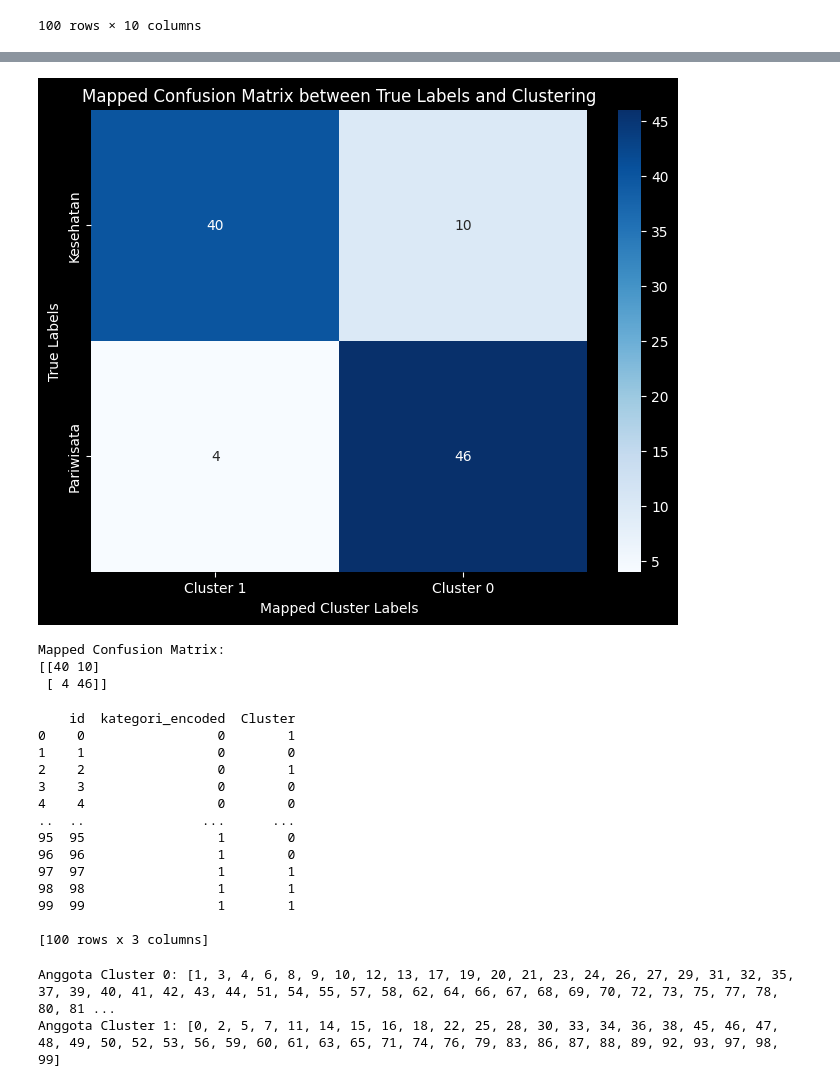
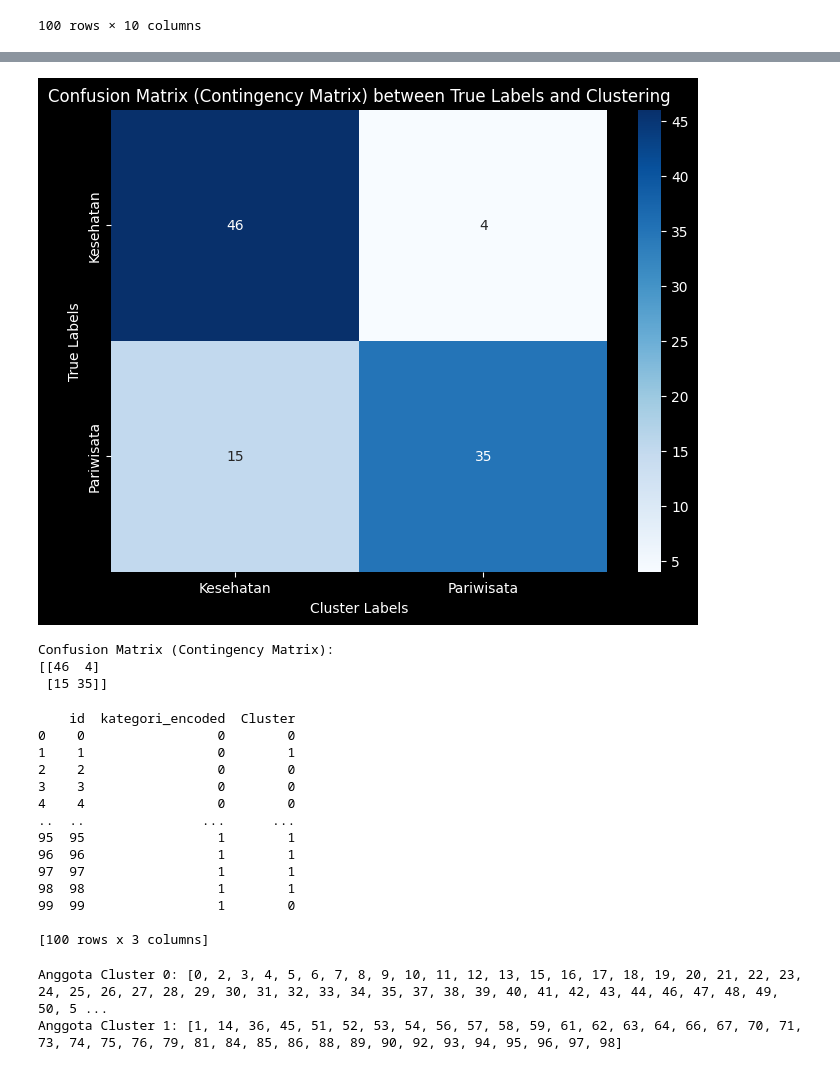
Before and after one commit to ArifHidaya12/PPW-A, a Jupyter notebook: _sources/tugas-ppw/Tugas 6.ipynb, the cells around one changed output, grey strips where cells are left out. Cells and saved outputs as stored; diff of their text form; code cells hidden in the pictures.

```diff
--- a/_sources/tugas-ppw/Tugas 6.ipynb
+++ b/_sources/tugas-ppw/Tugas 6.ipynb
@@ -257,7 +257,7 @@ scaler = StandardScaler()
 data_normalisasi = scaler.fit_transform(tfidf)
 
 # Step 4: Reduksi dimensi menggunakan SVD
-svd = TruncatedSVD(n_components=24, random_state=random_seed)  # Dimensi diatur ke 2 untuk visualisasi
+svd = TruncatedSVD(n_components=16, random_state=random_seed)  # Dimensi diatur ke 2 untuk visualisasi
 data_cluster = svd.fit_transform(data_normalisasi)
 
 # Fuzzy C-Means Clustering
@@ -328,30 +328,35 @@ df
 # %%
-from scipy.optimize import linear_sum_assignment
+from sklearn.preprocessing import LabelEncoder
+from sklearn.metrics import confusion_matrix
+import seaborn as sns
+import matplotlib.pyplot as plt
 
-# Terapkan Hungarian Algorithm untuk memetakan cluster ke label asli
-row_ind, col_ind = linear_sum_assignment(-conf_matrix)  # Maksimalkan kesesuaian
+# Ambil kolom kategori dari dataframe sebagai label asli (true labels)
+true_labels = df['kategori']  # Ganti 'kategori' dengan nama kolom kategori di DataFrame Anda
 
-# Buat confusion matrix yang sudah dimapping
-mapped_conf_matrix = conf_matrix[:, col_ind]
+# Gunakan LabelEncoder untuk mengubah kategori menjadi angka
+label_encoder = LabelEncoder()
+true_labels_encoded = label_encoder.fit_transform(true_labels)
 
-# Tampilkan confusion matrix yang telah dimapping menggunakan heatmap
+# Hitung confusion matrix antara true labels dan hasil clustering
+conf_matrix = confusion_matrix(true_labels_encoded, cluster_labels)
+
+# Tampilkan confusion matrix menggunakan heatmap untuk visualisasi
 plt.figure(figsize=(8, 6))
-sns.heatmap(mapped_conf_matrix, annot=True, fmt='d', cmap='Blues',
-            xticklabels=[f"Cluster {col}" for col in col_ind],  # Cluster sesuai mapping
-            yticklabels=label_encoder.classes_)  # True labels tetap
-plt.title('Mapped Confusion Matrix between True Labels and Clustering')
-plt.xlabel('Mapped Cluster Labels')
+sns.heatmap(conf_matrix, annot=True, fmt='d', cmap='Blues', xticklabels=label_encoder.classes_, yticklabels=label_encoder.classes_)
+plt.title('Confusion Matrix (Contingency Matrix) between True Labels and Clustering')
+plt.xlabel('Cluster Labels')
 plt.ylabel('True Labels')
 plt.show()
 
-# Cetak confusion matrix yang telah dimapping secara numerik
-print("Mapped Confusion Matrix:")
-print(mapped_conf_matrix)
+# Cetak confusion matrix secara numerik
+print("Confusion Matrix (Contingency Matrix):")
+print(conf_matrix)
 # %% [output]
-[figure, old version]
+[figure, new version]
-Mapped Confusion Matrix:
-[[40 10]
- [ 4 46]]
+Confusion Matrix (Contingency Matrix):
+[[46  4]
+ [15 35]]
 # %%
 # Tambahkan kolom ID jika belum ada
 df['id'] = df.index
@@ -363,17 +368,17 @@ selected_columns = df[['id', 'kategori_encoded', 'Cluster']]
 print(selected_columns)
 # %% [output]
     id  kategori_encoded  Cluster
-0    0                 0        1
-1    1                 0        0
-2    2                 0        1
+0    0                 0        0
+1    1                 0        1
+2    2                 0        0
 3    3                 0        0
 4    4                 0        0
 ..  ..               ...      ...
-95  95                 1        0
-96  96                 1        0
+95  95                 1        1
+96  96                 1        1
 97  97                 1        1
 98  98                 1        1
-99  99                 1        1
+99  99                 1        0
 
 [100 rows x 3 columns]
 # %%
@@ -387,5 +392,5 @@ cluster_1 = selected_columns[selected_columns['Cluster'] == 1]['id'].tolist()
 print("Anggota Cluster 0:", cluster_0)
 print("Anggota Cluster 1:", cluster_1)
 # %% [output]
-Anggota Cluster 0: [1, 3, 4, 6, 8, 9, 10, 12, 13, 17, 19, 20, 21, 23, 24, 26, 27, 29, 31, 32, 35, 37, 39, 40, 41, 42, 43, 44, 51, 54, 55, 57, 58, 62, 64, 66, 67, 68, 69, 70, 72, 73, 75, 77, 78, 80, 81 ...
-Anggota Cluster 1: [0, 2, 5, 7, 11, 14, 15, 16, 18, 22, 25, 28, 30, 33, 34, 36, 38, 45, 46, 47, 48, 49, 50, 52, 53, 56, 59, 60, 61, 63, 65, 71, 74, 76, 79, 83, 86, 87, 88, 89, 92, 93, 97, 98, 99]
+Anggota Cluster 0: [0, 2, 3, 4, 5, 6, 7, 8, 9, 10, 11, 12, 13, 15, 16, 17, 18, 19, 20, 21, 22, 23, 24, 25, 26, 27, 28, 29, 30, 31, 32, 33, 34, 35, 37, 38, 39, 40, 41, 42, 43, 44, 46, 47, 48, 49, 50, 5 ...
+Anggota Cluster 1: [1, 14, 36, 45, 51, 52, 53, 54, 56, 57, 58, 59, 61, 62, 63, 64, 66, 67, 70, 71, 73, 74, 75, 76, 79, 81, 84, 85, 86, 88, 89, 90, 92, 93, 94, 95, 96, 97, 98]
```
Also changed, not shown: parts of 6 cells of this notebook, 13 other files.
